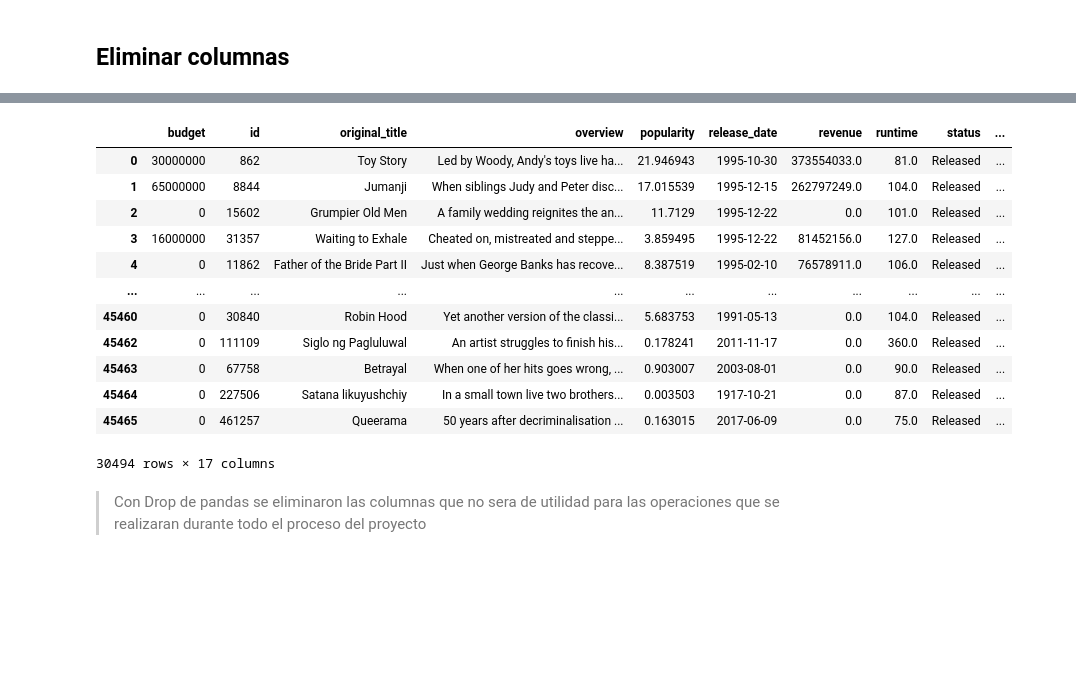
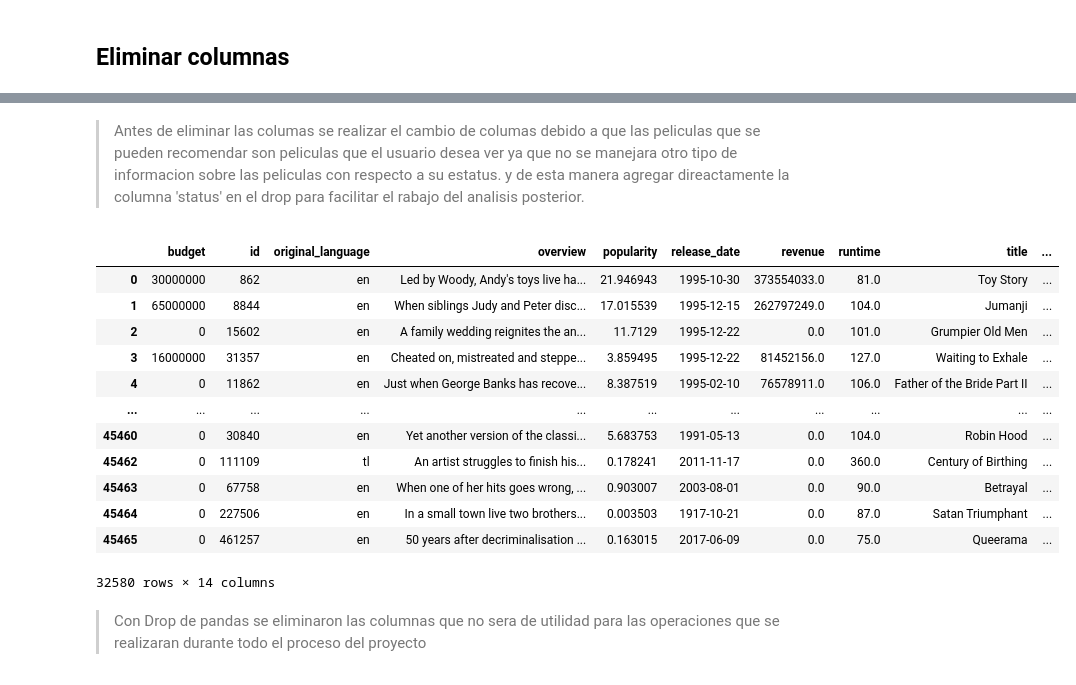
Before and after one commit to rammerbot/ETL__Machine_Learning_API_movie_recommendation, a Jupyter notebook: ETL_EDA/ETL.ipynb, the cells around one changed output, grey strips where cells are left out. Cells and saved outputs as stored; diff of their text form; code cells hidden in the pictures; blank space fills up the shorter version.

```diff
--- a/ETL_EDA/ETL.ipynb
+++ b/ETL_EDA/ETL.ipynb
@@ -135,7 +148,7 @@ directores_df
 ## Cargar los datos de 'movies'
 # %%
 # Cargar los datos de las Peliculas.
-path = '../data/movies_dataset.csv'
+path = '../../data/movies_dataset.csv'
 data = pd.read_csv(path, low_memory=False)
 data
 # %% [output]
@@ -218,7 +214,7 @@ dtype: int64
 # Crear una función para verificar si el título contiene solo caracteres alfabéticos
 def filtrar_titulo(titulo):
     # Verificar si el título contiene solo letras y espacios
-    return re.match("^[a-zA-Z\s]*$", titulo) is not None
+    return re.match("^[a-zA-Z0-9\s\$\-\#\?\&\!\ñ\¿\¡]*$", titulo) is not None
 
 # Filtrar las filas donde el título de la película es válido
 data = data[data['original_title'].apply(filtrar_titulo)]
@@ -366,7 +365,6 @@ data['genres_clean'] = data['genres'].apply(extract_list_str)
 data['collection_clean'] = data['belongs_to_collection'].apply(extract_json_str)
 data['production_companies_clean'] = data['production_companies'].apply(extract_list_str)
 data['production_countries_clean'] = data['production_countries'].apply(extract_list_str)
-data['spoken_languages_clean'] = data['spoken_languages'].apply(extract_list_str)
 # Mostrar las primeras filas del dataframe con las nuevas columnas
 data
 # %% [output]
@@ -407,0 +414,3 @@ recibe el parametro de la columna iterada e inicia con un 'Try-Except' para el m
+# %%
+data = data[data['status'] == 'Released']
+data
@@ -408,26 +431,28 @@ recibe el parametro de la columna iterada e inicia con un 'Try-Except' para el m
+# %% [markdown]
+> Antes de eliminar las columas se realizar el cambio de columas debido a que las peliculas que se pueden recomendar son peliculas que el usuario desea ver ya que no se manejara otro tipo de informacion sobre las peliculas con respecto a su estatus. y de esta manera agregar direactamente la columna 'status' en el drop para facilitar el rabajo del analisis posterior.
 # %%
 # Columnas a eliminar.
-drop_colums = ['video','poster_path', 'homepage','imdb_id','adult',
-               'tagline','original_language', 'belongs_to_collection','genres',
-               'production_companies','production_countries','spoken_languages'
+drop_colums = ['video','poster_path', 'homepage','imdb_id','adult','original_title', 'collection_clean',
+               'tagline','spoken_languages', 'belongs_to_collection','genres',
+               'production_companies','production_countries', 'status'
             ]
 # Eliminar columnas con drop de pandas.
 data = data.drop(columns=drop_colums)
 data
 # %% [output]
-|  | budget | id | original_title | overview | popularity | release_date | revenue | runtime | status | ... |
-| 0 | 30000000 | 862 | Toy Story | Led by Woody, Andy's toys live ha... | 21.946943 | 1995-10-30 | 373554033.0 | 81.0 | Released | ... |
-| 1 | 65000000 | 8844 | Jumanji | When siblings Judy and Peter disc... | 17.015539 | 1995-12-15 | 262797249.0 | 104.0 | Released | ... |
-| 2 | 0 | 15602 | Grumpier Old Men | A family wedding reignites the an... | 11.7129 | 1995-12-22 | 0.0 | 101.0 | Released | ... |
-| 3 | 16000000 | 31357 | Waiting to Exhale | Cheated on, mistreated and steppe... | 3.859495 | 1995-12-22 | 81452156.0 | 127.0 | Released | ... |
-| 4 | 0 | 11862 | Father of the Bride Part II | Just when George Banks has recove... | 8.387519 | 1995-02-10 | 76578911.0 | 106.0 | Released | ... |
+|  | budget | id | original_language | overview | popularity | release_date | revenue | runtime | title | ... |
+| 0 | 30000000 | 862 | en | Led by Woody, Andy's toys live ha... | 21.946943 | 1995-10-30 | 373554033.0 | 81.0 | Toy Story | ... |
+| 1 | 65000000 | 8844 | en | When siblings Judy and Peter disc... | 17.015539 | 1995-12-15 | 262797249.0 | 104.0 | Jumanji | ... |
+| 2 | 0 | 15602 | en | A family wedding reignites the an... | 11.7129 | 1995-12-22 | 0.0 | 101.0 | Grumpier Old Men | ... |
+| 3 | 16000000 | 31357 | en | Cheated on, mistreated and steppe... | 3.859495 | 1995-12-22 | 81452156.0 | 127.0 | Waiting to Exhale | ... |
+| 4 | 0 | 11862 | en | Just when George Banks has recove... | 8.387519 | 1995-02-10 | 76578911.0 | 106.0 | Father of the Bride Part II | ... |
 | ... | ... | ... | ... | ... | ... | ... | ... | ... | ... | ... |
-| 45460 | 0 | 30840 | Robin Hood | Yet another version of the classi... | 5.683753 | 1991-05-13 | 0.0 | 104.0 | Released | ... |
-| 45462 | 0 | 111109 | Siglo ng Pagluluwal | An artist struggles to finish his... | 0.178241 | 2011-11-17 | 0.0 | 360.0 | Released | ... |
-| 45463 | 0 | 67758 | Betrayal | When one of her hits goes wrong, ... | 0.903007 | 2003-08-01 | 0.0 | 90.0 | Released | ... |
-| 45464 | 0 | 227506 | Satana likuyushchiy | In a small town live two brothers... | 0.003503 | 1917-10-21 | 0.0 | 87.0 | Released | ... |
-| 45465 | 0 | 461257 | Queerama | 50 years after decriminalisation ... | 0.163015 | 2017-06-09 | 0.0 | 75.0 | Released | ... |
+| 45460 | 0 | 30840 | en | Yet another version of the classi... | 5.683753 | 1991-05-13 | 0.0 | 104.0 | Robin Hood | ... |
+| 45462 | 0 | 111109 | tl | An artist struggles to finish his... | 0.178241 | 2011-11-17 | 0.0 | 360.0 | Century of Birthing | ... |
+| 45463 | 0 | 67758 | en | When one of her hits goes wrong, ... | 0.903007 | 2003-08-01 | 0.0 | 90.0 | Betrayal | ... |
+| 45464 | 0 | 227506 | en | In a small town live two brothers... | 0.003503 | 1917-10-21 | 0.0 | 87.0 | Satan Triumphant | ... |
+| 45465 | 0 | 461257 | en | 50 years after decriminalisation ... | 0.163015 | 2017-06-09 | 0.0 | 75.0 | Queerama | ... |
-30494 rows × 17 columns
+32580 rows × 14 columns
 # %% [markdown]
 > Con Drop de pandas se eliminaron las columnas que no sera de utilidad para las operaciones que se realizaran durante todo el proceso del proyecto
 # %% [markdown]
```
Also changed, not shown: parts of 64 cells of this notebook, 7 other files.
